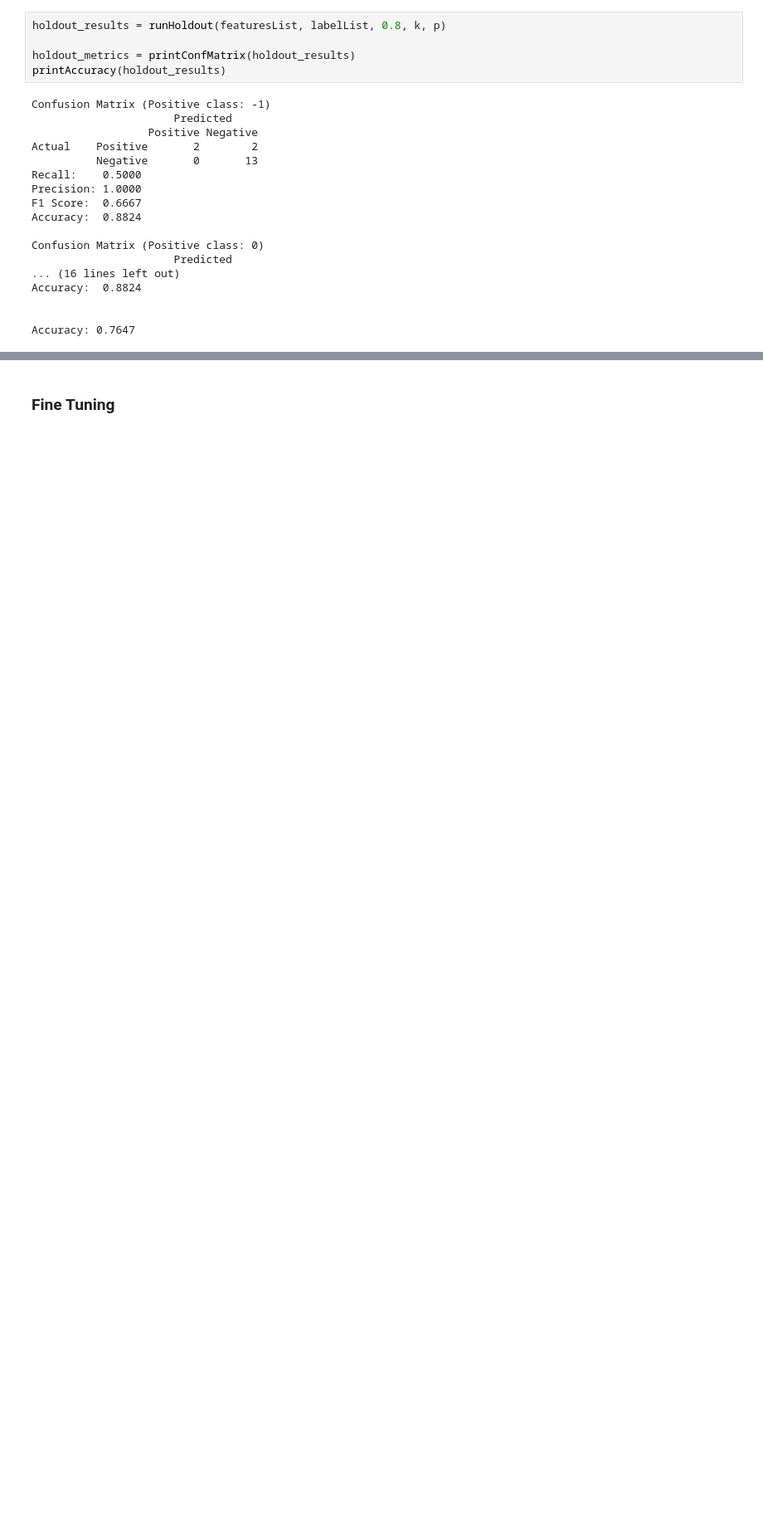
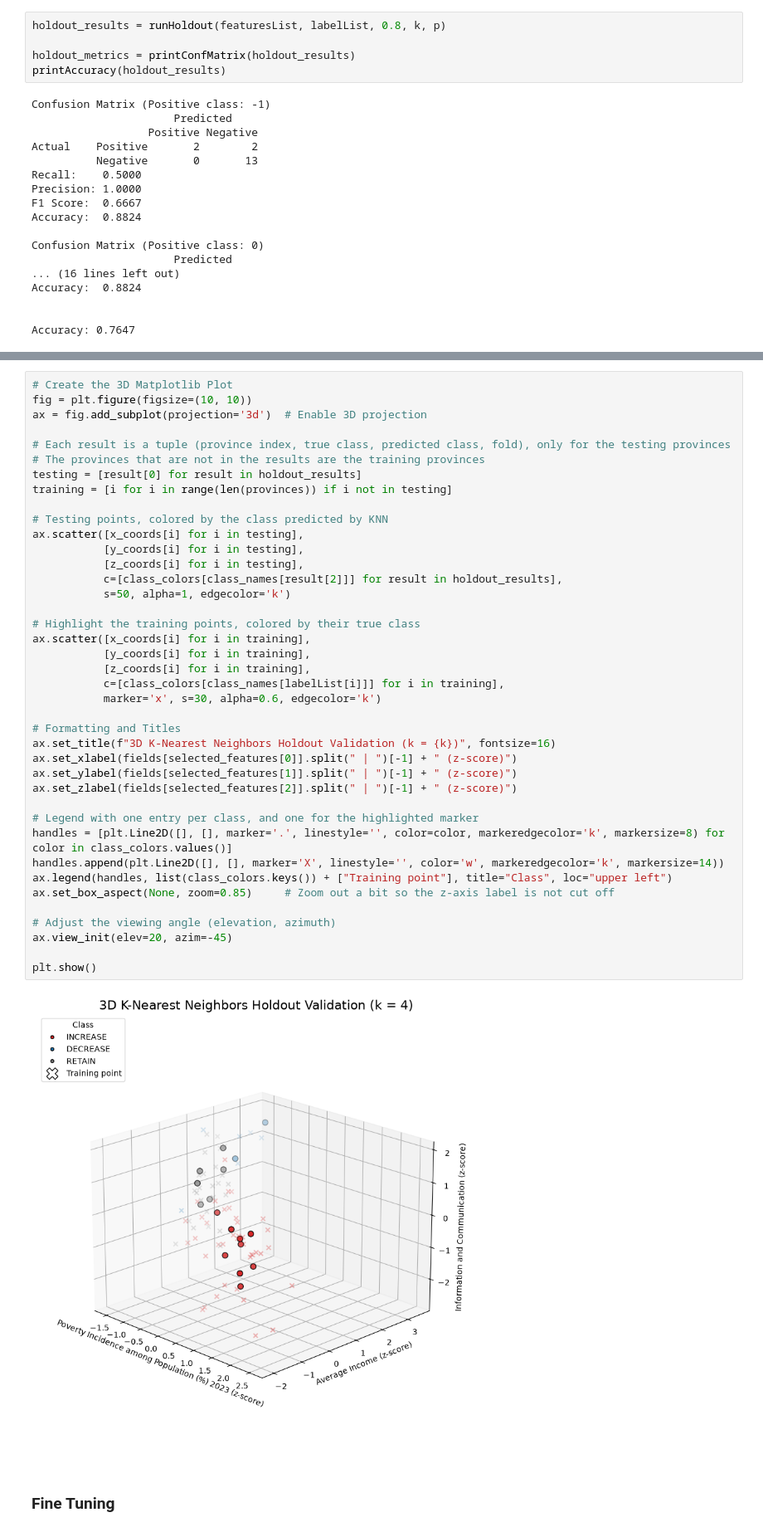
Before and after one commit to clarencelubrin/cmsc170-project, a Jupyter notebook: k-nearest-neighbors.ipynb, the cells around one changed output, grey strips where cells are left out. Shown at 83% size. Saved outputs shown, nothing was run; the diff lists cells and outputs as text; blank space fills up the shorter version.

```diff
--- a/k-nearest-neighbors.ipynb
+++ b/k-nearest-neighbors.ipynb
@@ -171,3 +206,45 @@ Accuracy: 0.7647
+# %%
+# Create the 3D Matplotlib Plot
+fig = plt.figure(figsize=(10, 10))
+ax = fig.add_subplot(projection='3d')  # Enable 3D projection
+
+# Each result is a tuple (province index, true class, predicted class, fold), only for the testing provinces
+# The provinces that are not in the results are the training provinces
+testing = [result[0] for result in holdout_results]
+training = [i for i in range(len(provinces)) if i not in testing]
+
+# Testing points, colored by the class predicted by KNN
+ax.scatter([x_coords[i] for i in testing],
+           [y_coords[i] for i in testing],
+           [z_coords[i] for i in testing],
+           c=[class_colors[class_names[result[2]]] for result in holdout_results],
+           s=50, alpha=1, edgecolor='k')
+
+# Highlight the training points, colored by their true class
+ax.scatter([x_coords[i] for i in training],
+           [y_coords[i] for i in training],
+           [z_coords[i] for i in training],
+           c=[class_colors[class_names[labelList[i]]] for i in training],
+           marker='x', s=30, alpha=0.6, edgecolor='k')
+
+# Formatting and Titles
+ax.set_title(f"3D K-Nearest Neighbors Holdout Validation (k = {k})", fontsize=16)
+ax.set_xlabel(fields[selected_features[0]].split(" | ")[-1] + " (z-score)")
+ax.set_ylabel(fields[selected_features[1]].split(" | ")[-1] + " (z-score)")
+ax.set_zlabel(fields[selected_features[2]].split(" | ")[-1] + " (z-score)")
+
+# Legend with one entry per class, and one for the highlighted marker
+handles = [plt.Line2D([], [], marker='.', linestyle='', color=color, markeredgecolor='k', markersize=8) for color in class_colors.values()]
+handles.append(plt.Line2D([], [], marker='X', linestyle='', color='w', markeredgecolor='k', markersize=14))
+ax.legend(handles, list(class_colors.keys()) + ["Training point"], title="Class", loc="upper left")
+ax.set_box_aspect(None, zoom=0.85)     # Zoom out a bit so the z-axis label is not cut off
+
+# Adjust the viewing angle (elevation, azimuth)
+ax.view_init(elev=20, azim=-45)
+
+plt.show()
+# %% [output]
+[figure, added]
 # %% [markdown]
 ### Fine Tuning
 # %%
```
Also changed, not shown: parts of 4 cells of this notebook, 12 other files.
